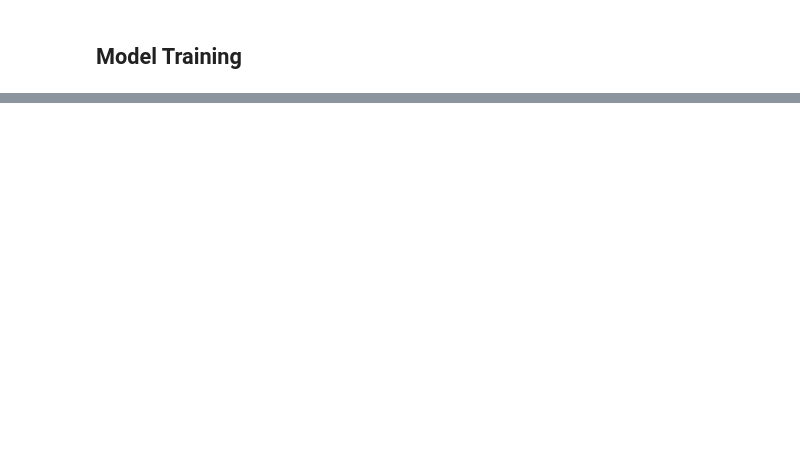
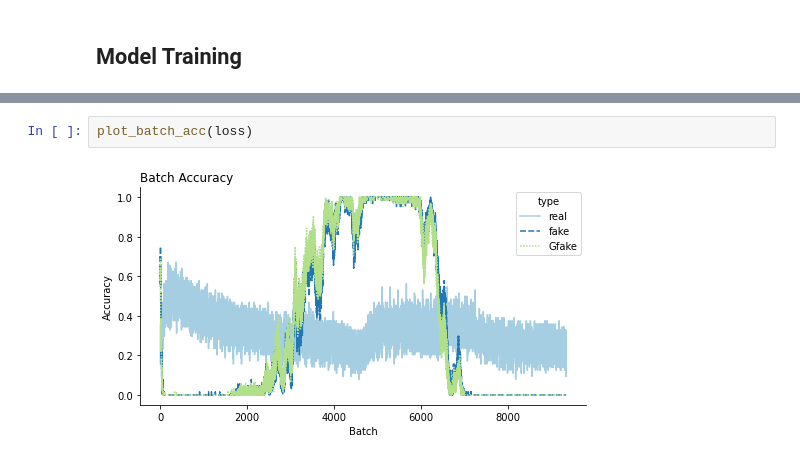
Before and after one commit to simsta1/LandscapeGAN, a Jupyter notebook: LandsGAN.ipynb, the cells around one changed output, grey strips where cells are left out. Drawn from its saved outputs; the diff is of its cells as text; blank space fills up the shorter version.

```diff
--- a/LandsGAN.ipynb
+++ b/LandsGAN.ipynb
@@ -391,0 +373,4 @@ RuntimeError: DataLoader worker (pid(s) 255) exited unexpectedly
+# %%
+plot_batch_acc(loss)
+# %% [output]
+[figure, added]
```
Also changed, not shown: parts of 31 cells of this notebook.
